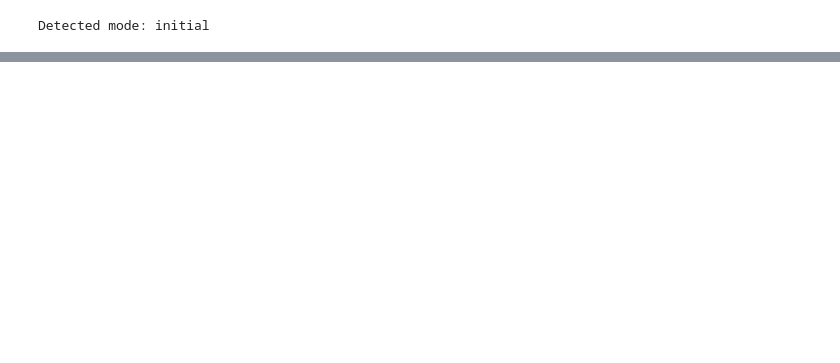
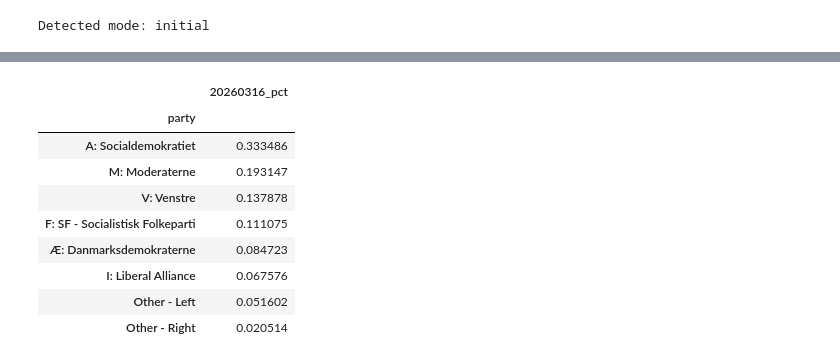
Before and after one commit to AI-Pop-Up-Lab/voteframe, a Jupyter notebook: python_test/run_post_strat_via_python.ipynb, the cells around one changed output, grey strips where cells are left out. Saved outputs shown, nothing was run; the diff lists cells and outputs as text; code cells hidden in the pictures; blank space fills up the shorter version.

```diff
--- a/python_test/run_post_strat_via_python.ipynb
+++ b/python_test/run_post_strat_via_python.ipynb
@@ -270,0 +649,37 @@ Finished. Outputs written to /Users/danjonaitis/Documents/GitHub/voteframe/pytho
+# %%
+share_draws_path = output_dir / 'mrp_share_draws.csv'
+if not share_draws_path.exists():
+    raise FileNotFoundError(f'Expected share draws at {share_draws_path}')
+
+share_draws = pd.read_csv(share_draws_path)
+if share_draws.empty:
+    raise ValueError('mrp_share_draws.csv is empty.')
+
+party_proportions = share_draws.mean().to_frame(name=f'{date}_pct')
+party_proportions.index.name = 'party'
+
+share_draw_bounds = pd.DataFrame({
+    'lower_2_5': share_draws.quantile(0.025),
+    'upper_97_5': share_draws.quantile(0.975),
+})
+share_draw_bounds.index.name = 'party'
+share_draw_bounds = share_draw_bounds.reindex(party_proportions.index)
+
+party_proportions_with_bounds = party_proportions.join(share_draw_bounds)
+
+predictions_dir = repo_root / 'python_test' / 'data' / 'sweden' / 'predictions'
+predictions_dir.mkdir(parents=True, exist_ok=True)
+party_proportions.to_csv(predictions_dir / f'{date}_party_proportions.csv')
+party_proportions_with_bounds.to_csv(predictions_dir / f'{date}_party_proportions_with_bounds.csv')
+party_proportions
+# %% [output]
+|  | 20260316_pct |
+| party |  |
+| A: Socialdemokratiet | 0.333486 |
+| M: Moderaterne | 0.193147 |
+| V: Venstre | 0.137878 |
+| F: SF - Socialistisk Folkeparti | 0.111075 |
+| Æ: Danmarksdemokraterne | 0.084723 |
+| I: Liberal Alliance | 0.067576 |
+| Other - Left | 0.051602 |
+| Other - Right | 0.020514 |
```
Also changed, not shown: parts of 19 cells of this notebook, 40 other files.
